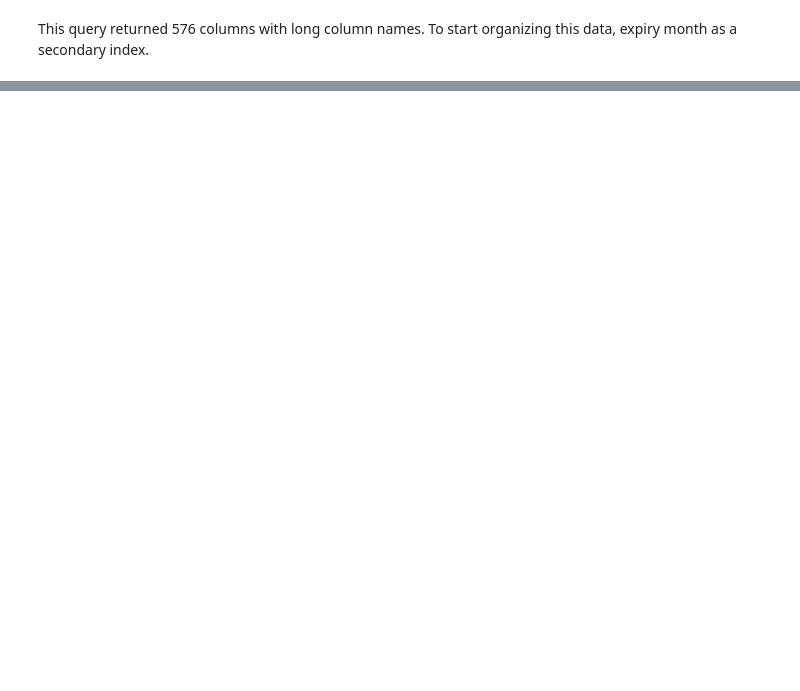
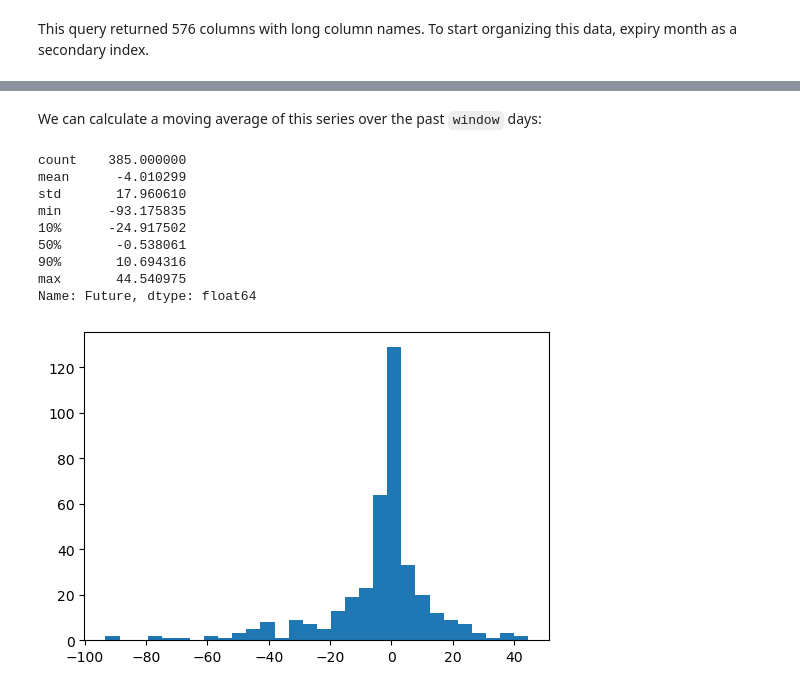
Before and after one commit to ethho/finm-33150, a Jupyter notebook: hw1.ipynb, the cells around one changed output, grey strips where cells are left out. Drawn from its saved outputs; the diff is of its cells as text; code cells hidden in the pictures; blank space fills up the shorter version.

```diff
--- a/hw1.ipynb
+++ b/hw1.ipynb
@@ -246,0 +345,24 @@ df
+# %% [markdown]
+We can calculate a moving average of this series over the past `window` days:
+# %%
+def moving_average(df, window=5):
+    return df.rolling(window=window).mean()
+
+def n_day_trend(df, window):
+    return df - moving_average(df, window=window)
+
+n_day_trend(spread0, window=14).hist(
+    figsize=(6, 4), bins=30, grid=False,
+)
+n_day_trend(spread0, window=14).describe(percentiles=[.1, .5, .9])
+# %% [output]
+count    385.000000
+mean      -4.010299
+std       17.960610
+min      -93.175835
+10%      -24.917502
+50%       -0.538061
+90%       10.694316
+max       44.540975
+Name: Future, dtype: float64
+[figure, added]
```
Also changed, not shown: parts of 19 cells of this notebook.
